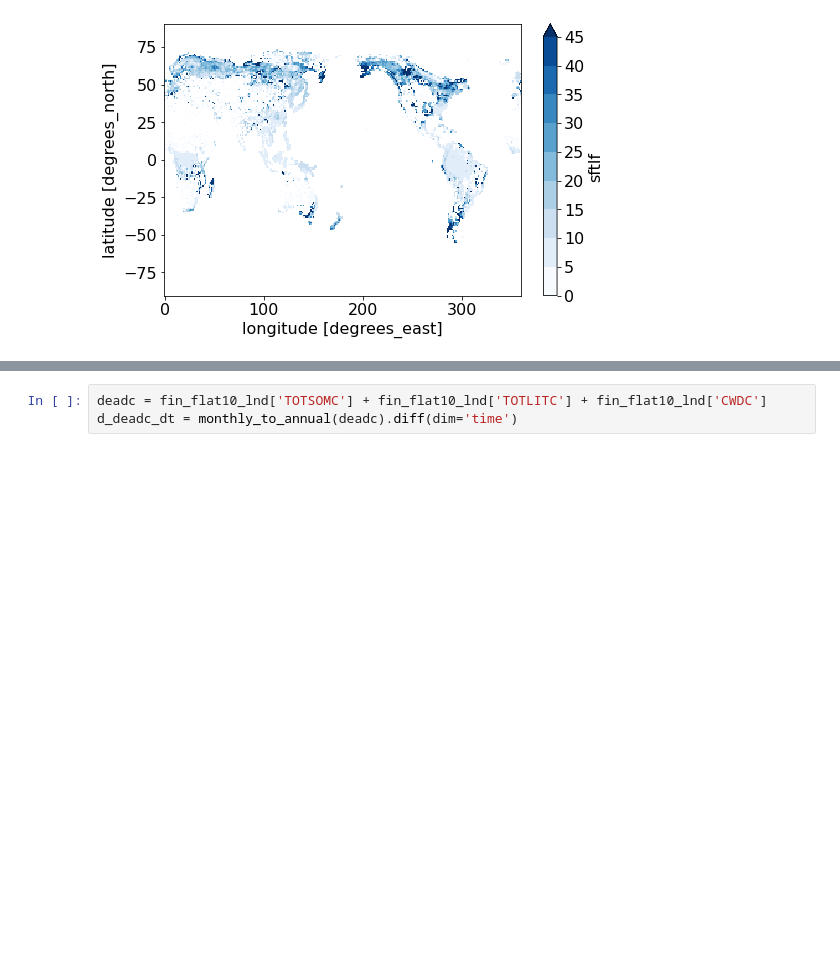
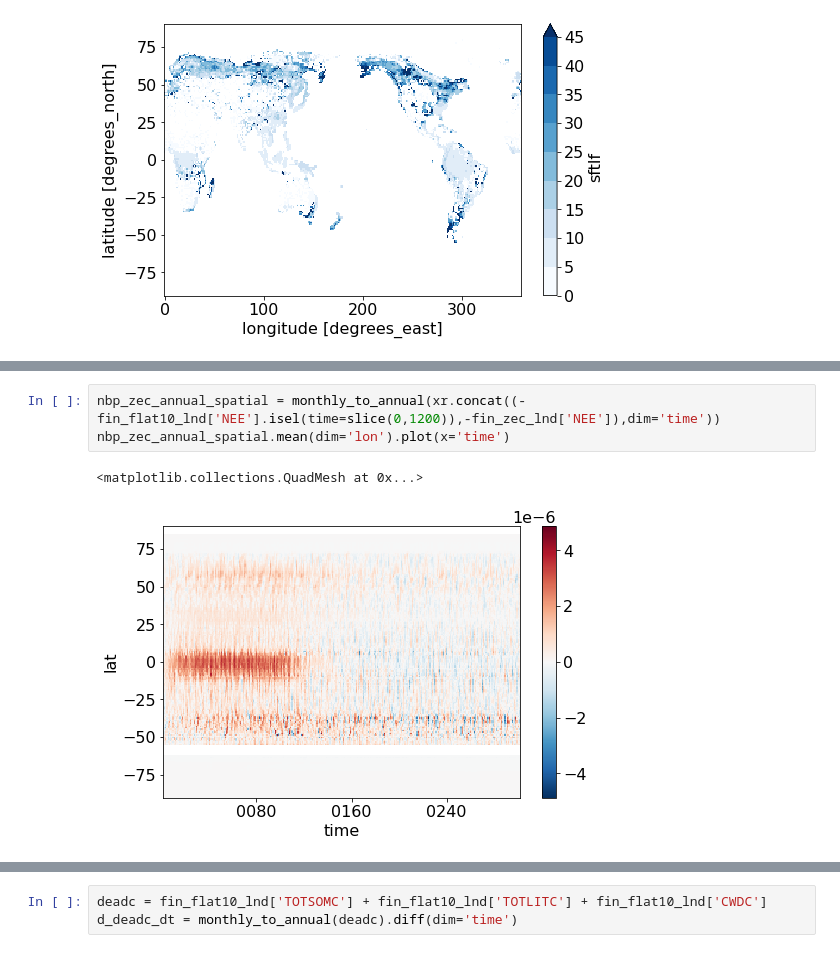
Before and after one commit to ckoven/flat10, a Jupyter notebook: flat10-analysis.ipynb, the cells around one changed output, grey strips where cells are left out. Drawn from its saved outputs; the diff is of its cells as text; blank space fills up the shorter version.

```diff
--- a/flat10-analysis.ipynb
+++ b/flat10-analysis.ipynb
@@ -748,0 +729,6 @@ cflux_spatial_emulator_zec.mean(dim='lon').plot(x='time')
+# %%
+nbp_zec_annual_spatial = monthly_to_annual(xr.concat((-fin_flat10_lnd['NEE'].isel(time=slice(0,1200)),-fin_zec_lnd['NEE']),dim='time'))
+nbp_zec_annual_spatial.mean(dim='lon').plot(x='time')
+# %% [output]
+<matplotlib.collections.QuadMesh at 0x...>
+[figure, added]
```
Also changed, not shown: parts of 54 cells of this notebook.
